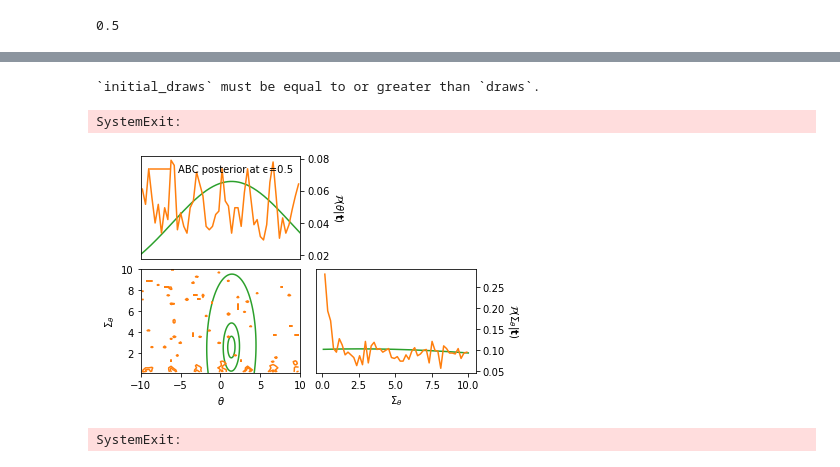
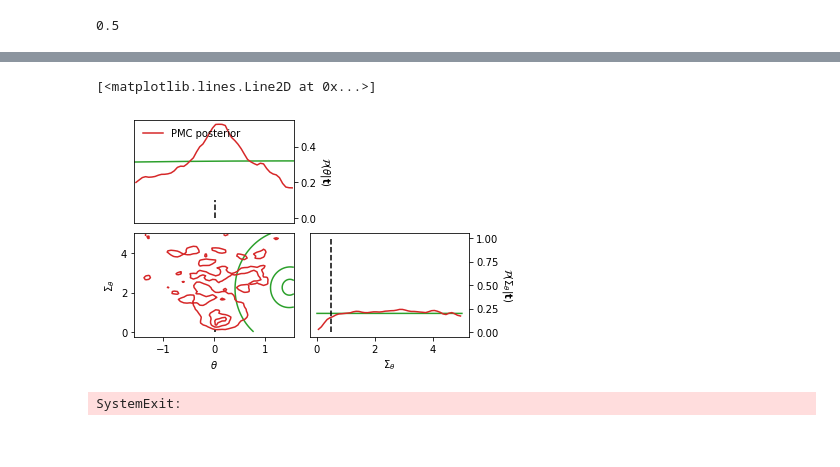
Before and after one commit to tlmakinen/imnn, a Jupyter notebook: IMNN_shell.ipynb, the cells around one changed output, grey strips where cells are left out. Saved outputs shown, nothing was run; the diff lists cells and outputs as text; code cells hidden in the pictures.

```diff
--- a/IMNN_shell.ipynb
+++ b/IMNN_shell.ipynb
@@ -433,5 +474,5 @@ imnn = IMNN.IMNN(n_s=SN.n_s, n_d=SN.n_d, n_params=SN.n_params, n_summaries=SN.n_
                  validation_fiducial=lambda x : fiducial_loader(x, validation_fiducial),
                  validation_derivative=lambda x, y, z : derivative_loader(x, y, z, validation_derivative),
                  at_once=SN.n_s, check_shape=True, verbose=True,
-                 directory="model", filename="model", save=True)
+                 directory="model", filename="structured_ring", save=True)
 # %% [output]
@@ -447,2 +482,2 @@ INFO:tensorflow:Assets written to: model/model/assets
 # %%
-imnn.load_model(opt, weights='weights')
+#imnn.load_model(opt, weights='weights')
@@ -462,7 +505,7 @@ imnn.plot(known_det_fisher=15.)
 # %%
-generator = GenerateShellData(input_shape=(30,))
+generator = GenerateShellData(input_shape=(30,3))
 
-θ_target = np.array([np.pi, 0.5])[np.newaxis, :]
+θ_target = np.array([0.01, 0.5])[np.newaxis, :]
 target_data = generator.simulator(
     parameters=θ_target,
     seed=37,
@@ -478,6 +521,6 @@ No handles with labels found to put in legend.
 # %%
-prior = tfd.Blockwise([tfd.Uniform(-10., 10.),
-                       tfd.Uniform(0.1, 10.)])
+prior = tfd.Blockwise([tfd.Uniform(-np.pi/2, np.pi/2),
+                       tfd.Uniform(0.01, 5.)])
 # %%
 GA = LFI.GaussianApproximation(
     target_data=target_data.astype(np.float32),
@@ -560,39 +603,38 @@ PMC = LFI.PopulationMonteCarlo(
 # %%
 ax = GA.plot(
     gridsize=(1000, 1000),
     color="C2",
     label=None);
 
-ax = ABC.plot(
-    gridsize=(1000, 1000),
-    ϵ=0.5,
-    accepted=2000,
-    draws=100000,
-    ax=ax,
-    color="C1",
-    label="ABC posterior at ϵ={}".format(0.5),
-    smoothing=0,
-    bins=50);
+# ax = ABC.plot(
+#     gridsize=(1000, 1000),
+#     ϵ=0.5,
+#     accepted=2000,
+#     draws=100000,
+#     ax=ax,
+#     color="C1",
+#     label="ABC posterior at ϵ={}".format(0.5),
+#     smoothing=0,
+#     bins=50);
 
 PMC.plot(
-    draws=10000,
-    initial_draws=5000,
-    criterion=0.1,
+    draws=5000,
+    initial_draws=8000,
+    criterion=1,
     percentile=75,
     ax=ax,
     color="C3",
     label="PMC posterior",
     smoothing=1,
     bins=50);
 
 ax[0][0].plot(np.ones(10)*θ_target[0][0], np.linspace(-0.001,0.1, 10), linestyle='--', color='k')
 ax[1][0].plot(np.ones(10)*θ_target[0][0], np.linspace(-0.001,0.1, 10), linestyle='--', color='k')
 
 ax[1][1].plot(np.ones(10)*θ_target[0][1], np.linspace(-0.001,1., 10), linestyle='--', color='k')
 # %% [output]
-`initial_draws` must be equal to or greater than `draws`.
+[<matplotlib.lines.Line2D at 0x...>]
-SystemExit:
-[figure, old version]
+[figure, new version]
 # %%
 %tb
 # %% [output]
```
Also changed, not shown: parts of 23 cells of this notebook, 4 other files.
